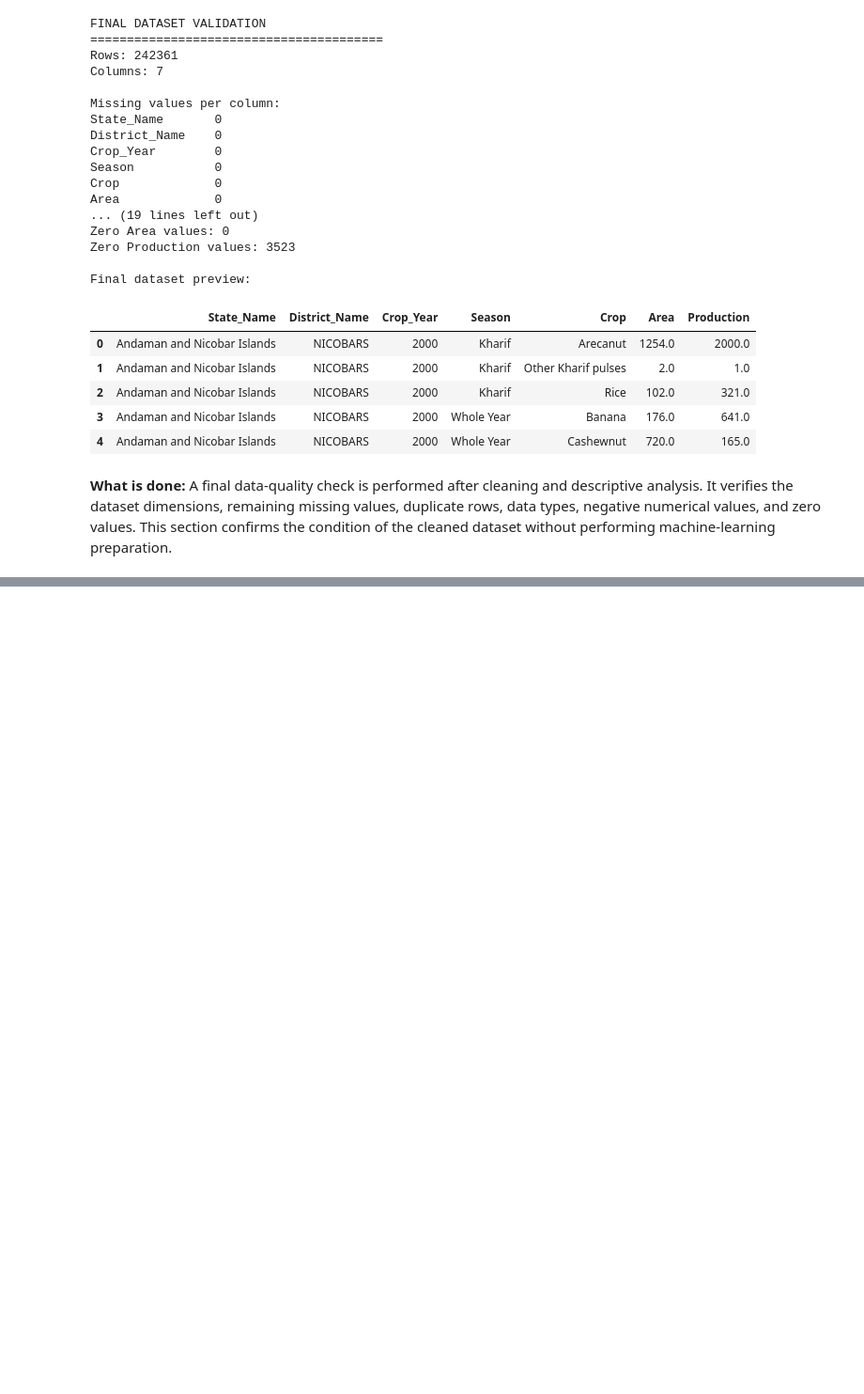
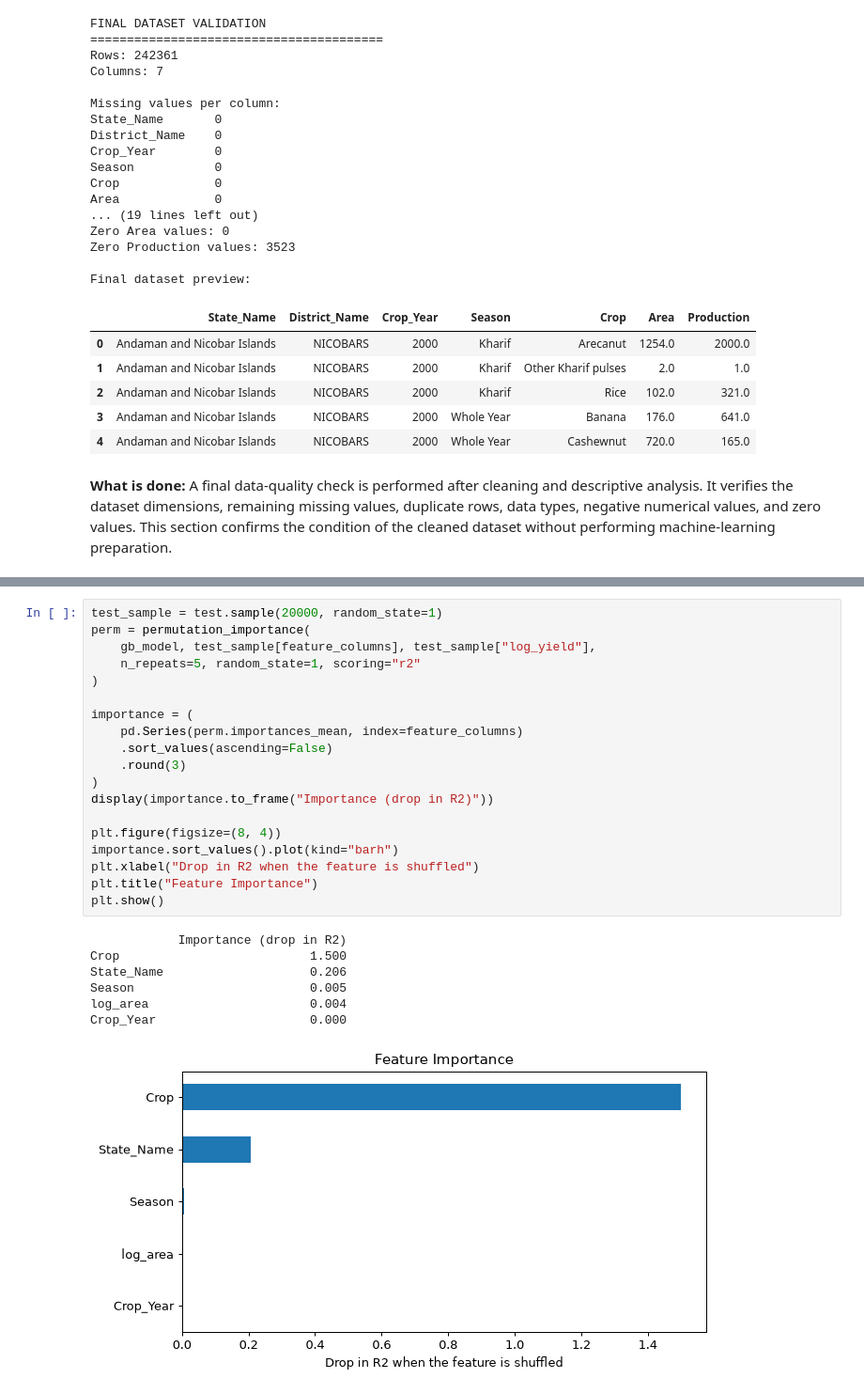
Before and after one commit to juliananich/Crop_Production_Dashboard_Analytics, a Jupyter notebook: Group9_1_Mendez_Subala_crop_production_UPDATED_DESCRIPTIVE_ANALYTICS_FINAL.ipynb, the cells around one changed output, grey strips where cells are left out. Shown at 94% size. Saved outputs shown, nothing was run; the diff lists cells and outputs as text; blank space fills up the shorter version.

```diff
--- a/Group9_1_Mendez_Subala_crop_production_UPDATED_DESCRIPTIVE_ANALYTICS_FINAL.ipynb
+++ b/Group9_1_Mendez_Subala_crop_production_UPDATED_DESCRIPTIVE_ANALYTICS_FINAL.ipynb
@@ -1226,0 +1395,27 @@ Final dataset preview:
+# %%
+test_sample = test.sample(20000, random_state=1)
+perm = permutation_importance(
+    gb_model, test_sample[feature_columns], test_sample["log_yield"],
+    n_repeats=5, random_state=1, scoring="r2"
+)
+
+importance = (
+    pd.Series(perm.importances_mean, index=feature_columns)
+    .sort_values(ascending=False)
+    .round(3)
+)
+display(importance.to_frame("Importance (drop in R2)"))
+
+plt.figure(figsize=(8, 4))
+importance.sort_values().plot(kind="barh")
+plt.xlabel("Drop in R2 when the feature is shuffled")
+plt.title("Feature Importance")
+plt.show()
+# %% [output]
+            Importance (drop in R2)
+Crop                          1.500
+State_Name                    0.206
+Season                        0.005
+log_area                      0.004
+Crop_Year                     0.000
+[figure, added]
```
Also changed, not shown: parts of 20 cells of this notebook, 17 other files.
